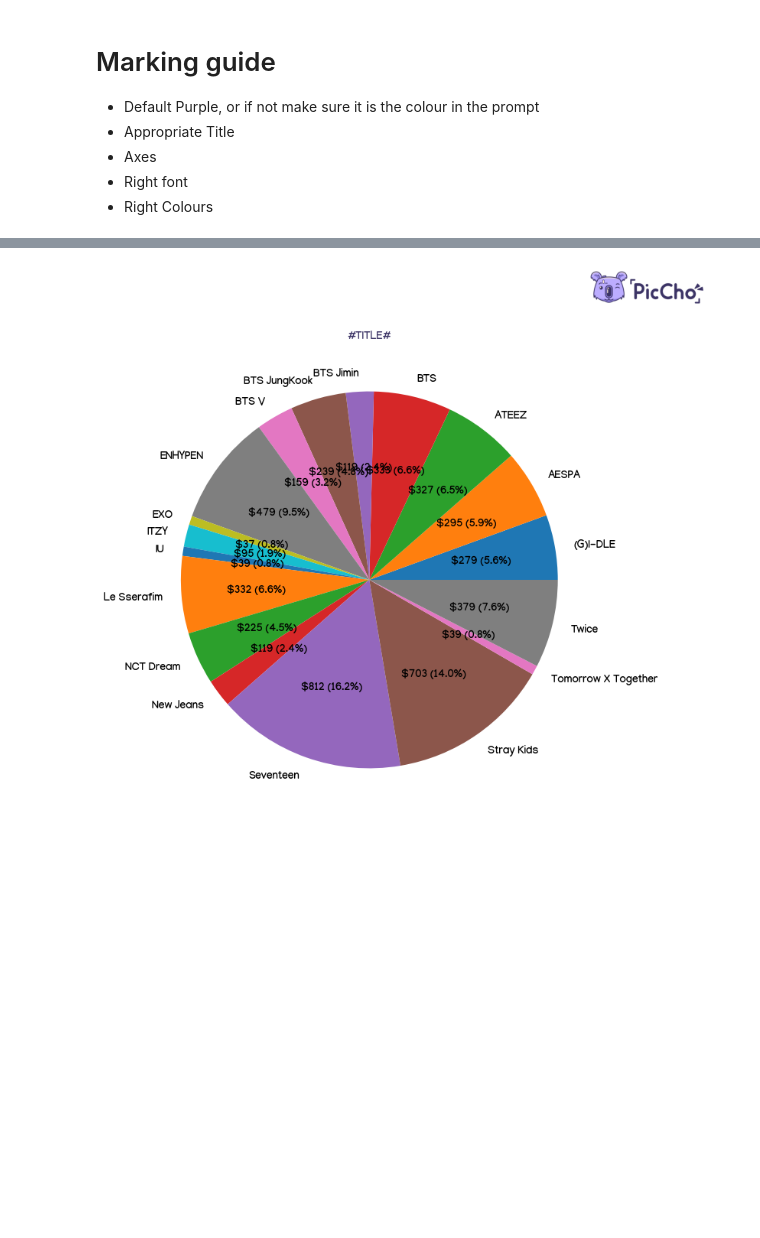
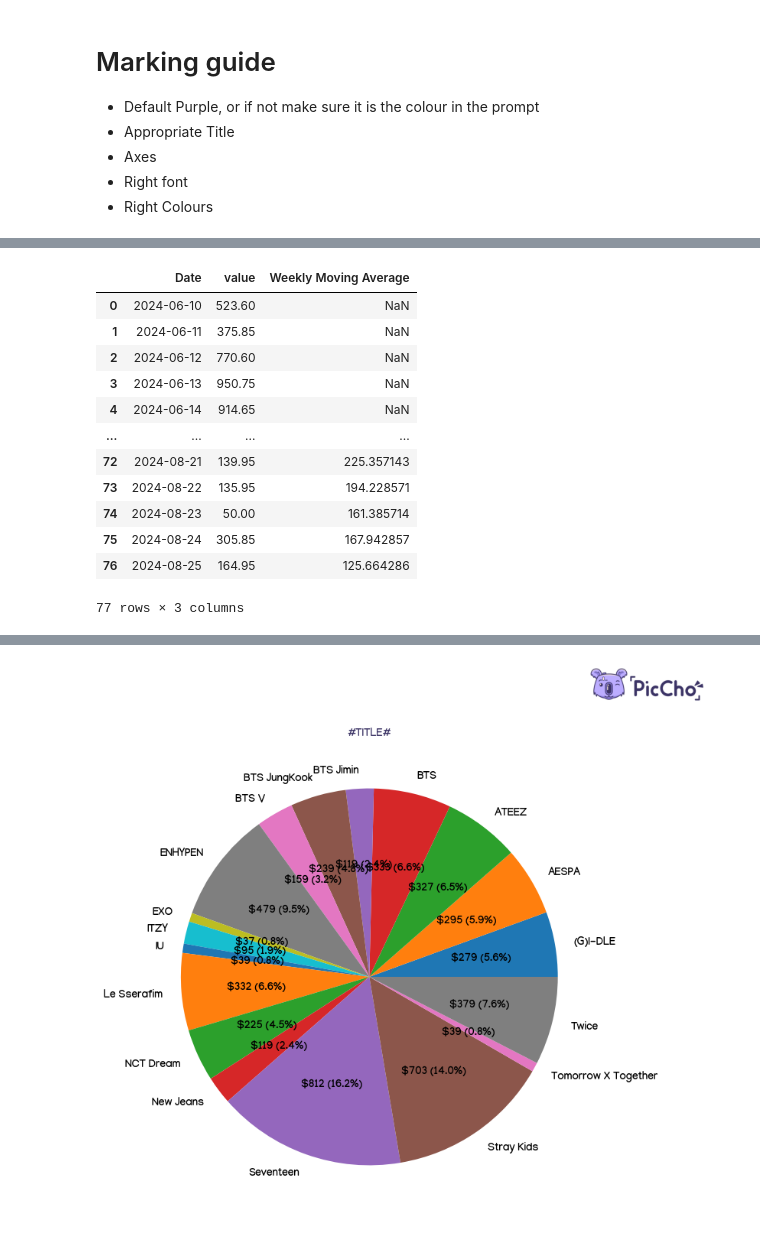
Before and after one commit to kasmello/ChoAI, a Jupyter notebook: query_testing_notebook.ipynb, the cells around one changed output, grey strips where cells are left out. Cells and saved outputs as stored; diff of their text form; code cells hidden in the pictures; blank space fills up the shorter version.

```diff
--- a/query_testing_notebook.ipynb
+++ b/query_testing_notebook.ipynb
@@ -66,0 +132,18 @@ Name: type, Length: 2513, dtype: object
+# %%
+total_sales_per_day = df.groupby('Date')['value'].sum().reset_index()
+total_sales_per_day['Weekly Moving Average'] = total_sales_per_day['value'].rolling(window=7).mean()
+total_sales_per_day
+# %% [output]
+|  | Date | value | Weekly Moving Average |
+| 0 | 2024-06-10 | 523.60 | NaN |
+| 1 | 2024-06-11 | 375.85 | NaN |
+| 2 | 2024-06-12 | 770.60 | NaN |
+| 3 | 2024-06-13 | 950.75 | NaN |
+| 4 | 2024-06-14 | 914.65 | NaN |
+| ... | ... | ... | ... |
+| 72 | 2024-08-21 | 139.95 | 225.357143 |
+| 73 | 2024-08-22 | 135.95 | 194.228571 |
+| 74 | 2024-08-23 | 50.00 | 161.385714 |
+| 75 | 2024-08-24 | 305.85 | 167.942857 |
+| 76 | 2024-08-25 | 164.95 | 125.664286 |
+77 rows × 3 columns
```
Also changed, not shown: parts of 9 cells of this notebook, 7 other files.
